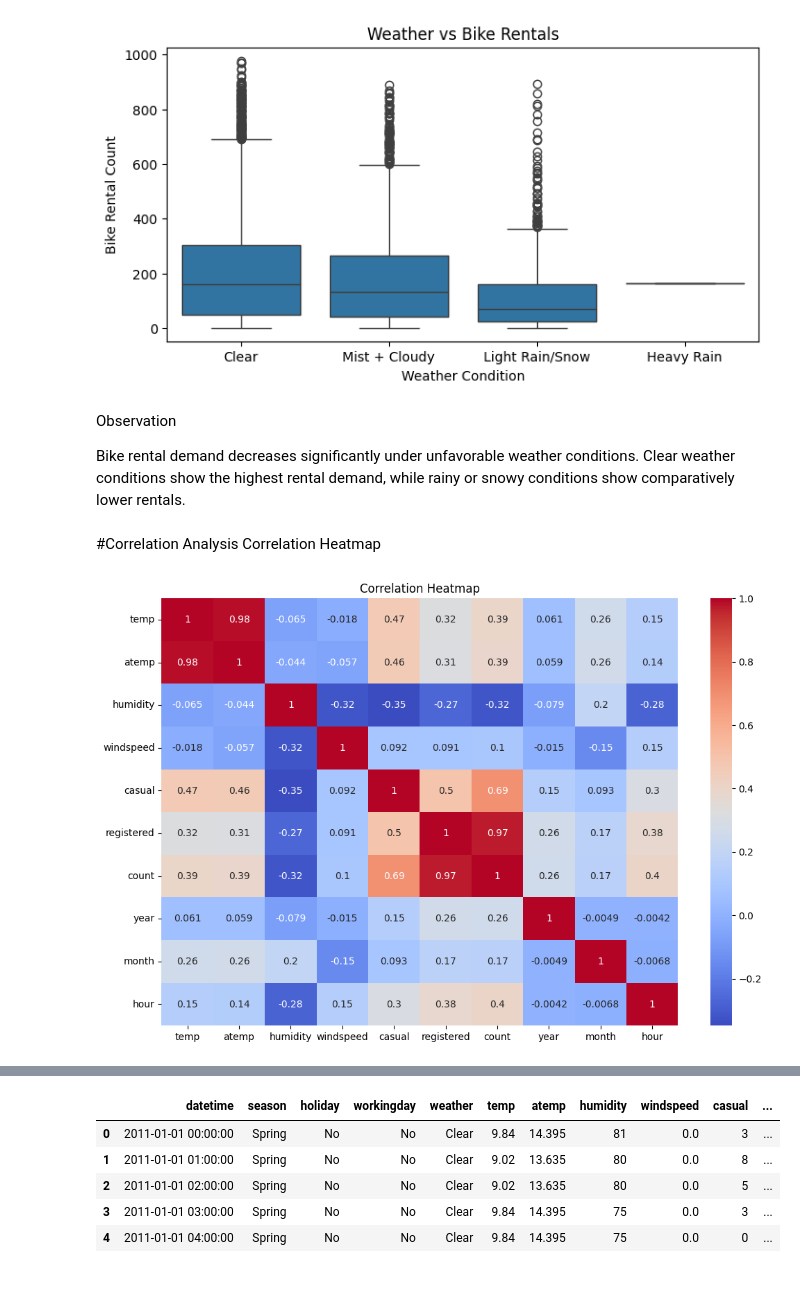
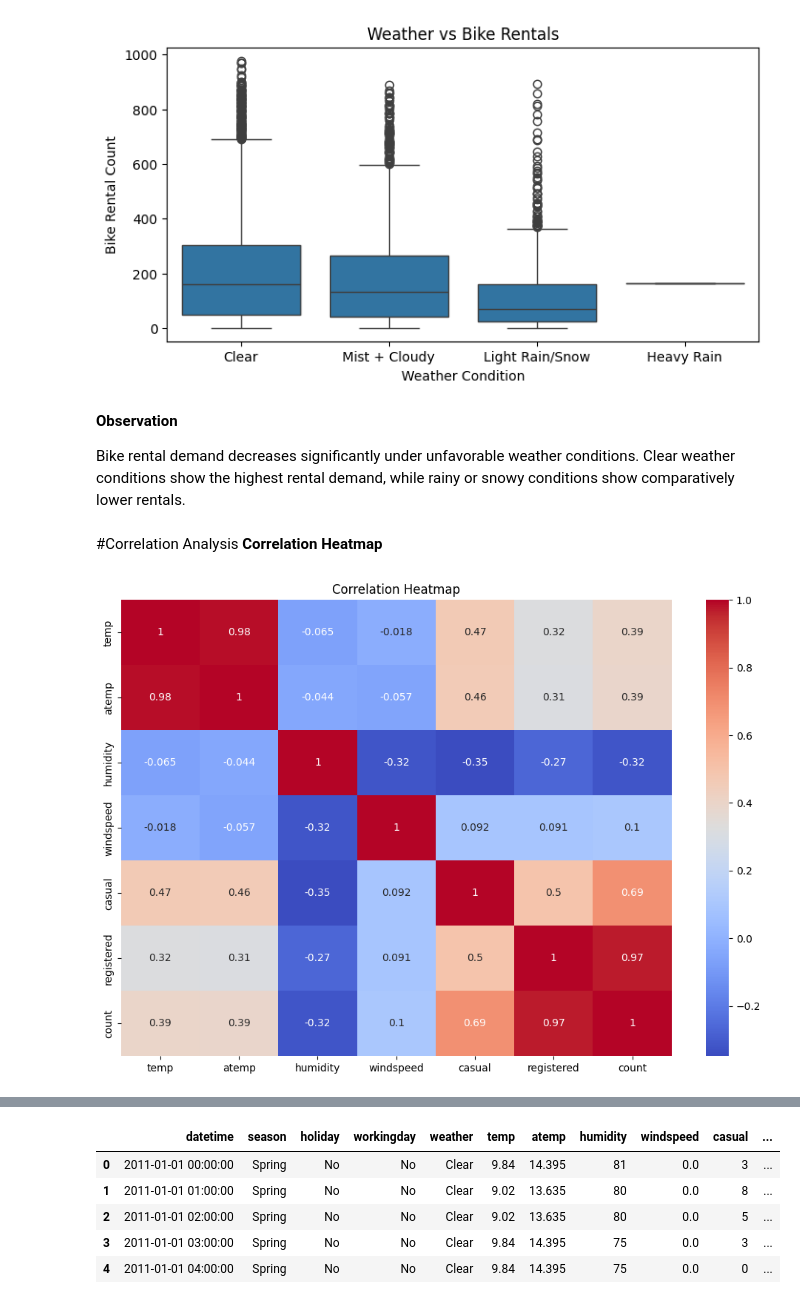
Before and after one commit to shreyankaul/scaler, a Jupyter notebook: yulu_sk.ipynb, the cells around one changed output, grey strips where cells are left out. Saved outputs shown, nothing was run; the diff lists cells and outputs as text; code cells hidden in the pictures.

```diff
--- a/yulu_sk.ipynb
+++ b/yulu_sk.ipynb
@@ -135,25 +172,21 @@ df['season'] = df['season'].replace({
     1:'Spring',
     2:'Summer',
     3:'Fall',
-    4:'Winter'
-})
+    4:'Winter'})
 
 df['holiday'] = df['holiday'].replace({
     0:'No',
-    1:'Yes'
-})
+    1:'Yes'})
 
 df['workingday'] = df['workingday'].replace({
     0:'No',
-    1:'Yes'
-})
+    1:'Yes'})
 
 df['weather'] = df['weather'].replace({
     1:'Clear',
     2:'Mist + Cloudy',
     3:'Light Rain/Snow',
-    4:'Heavy Rain'
-})
+    4:'Heavy Rain'})
 # %%
 df.head()
 # %% [output]
@@ -330,26 +363,26 @@ plt.show()
 # %% [output]
 [figure]
 # %% [markdown]
-Observation
+**Observation**
 
 Bike rental demand decreases significantly under unfavorable weather conditions. Clear weather conditions show the highest rental demand, while rainy or snowy conditions show comparatively lower rentals.
 # %% [markdown]
 #Correlation Analysis
-Correlation Heatmap
+**Correlation Heatmap**
 # %%
 plt.figure(figsize=(12,8))
 
 sns.heatmap(
-    df.corr(numeric_only=True),
+    df.select_dtypes(include=['int64', 'float64']).corr(),
     annot=True,
     cmap='coolwarm'
 )
 
 plt.title('Correlation Heatmap')
 
 plt.show()
 # %% [output]
-[figure, old version]
+[figure, new version]
 # %% [markdown]
 **Observations from Correlation Analysis**
 
```
Also changed, not shown: parts of 95 cells of this notebook.
